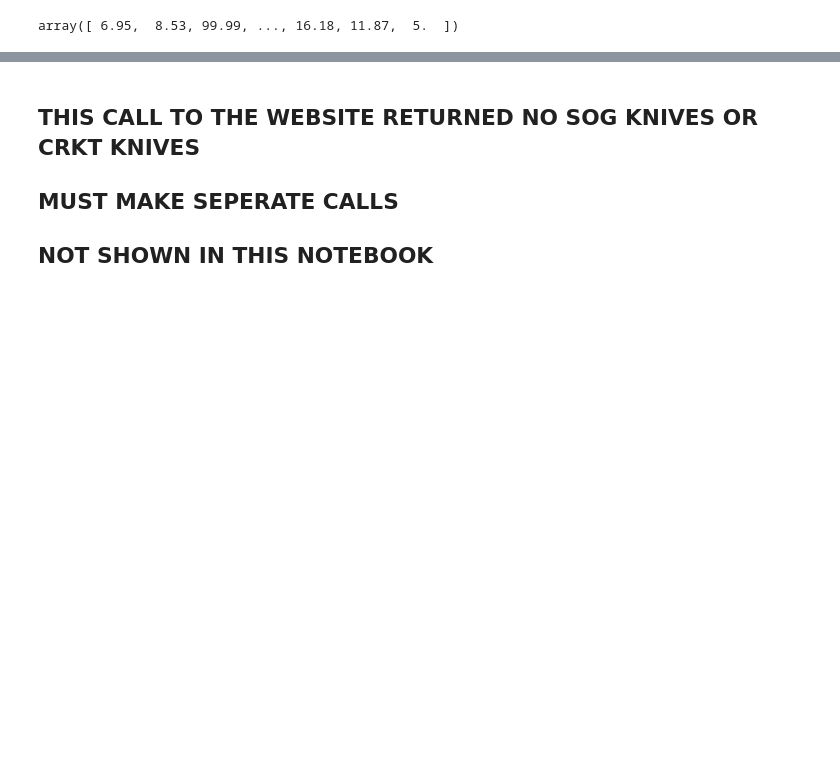
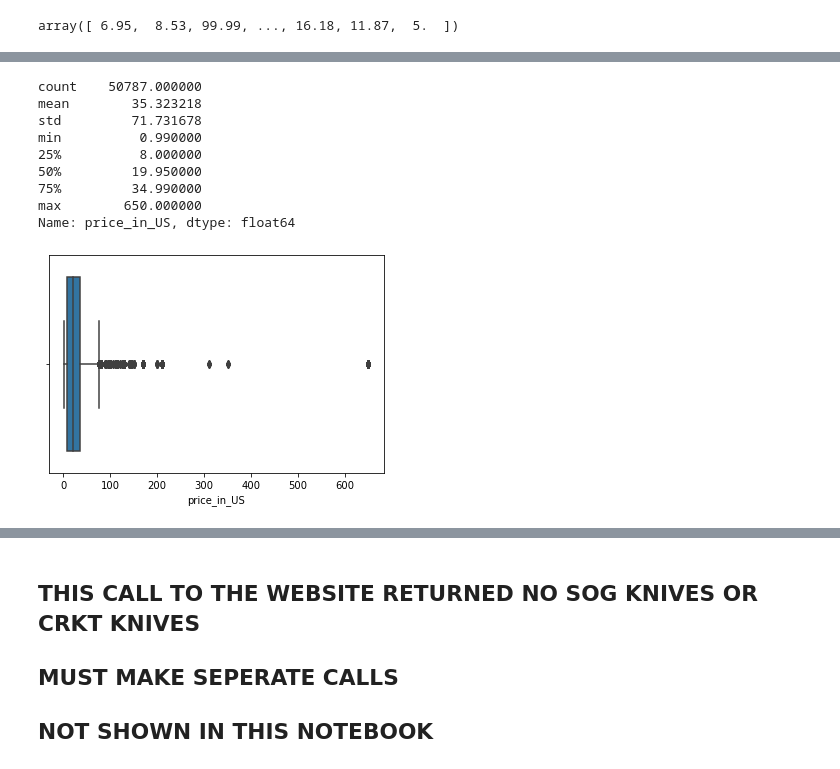
Before and after one commit to ddey117/Neural_Network_Predicting_Reseller_Success_Ebay, a Jupyter notebook: Predicting_Reseller_Success_Ebay.ipynb, the cells around one changed output, grey strips where cells are left out. Saved outputs shown, nothing was run; the diff lists cells and outputs as text; code cells hidden in the pictures; blank space fills up the shorter version.

```diff
--- a/Predicting_Reseller_Success_Ebay.ipynb
+++ b/Predicting_Reseller_Success_Ebay.ipynb
@@ -684,0 +700,15 @@ sns.displot(df.price_in_US, height=10,aspect=1)
+# %%
+display(df['price_in_US'].describe())
+sns.boxplot(x=df['price_in_US'])
+plt.show();
+# %% [output]
+count    50787.000000
+mean        35.323218
+std         71.731678
+min          0.990000
+25%          8.000000
+50%         19.950000
+75%         34.990000
+max        650.000000
+Name: price_in_US, dtype: float64
+[figure, added]
```
Also changed, not shown: parts of 22 cells of this notebook, 3 other files.
